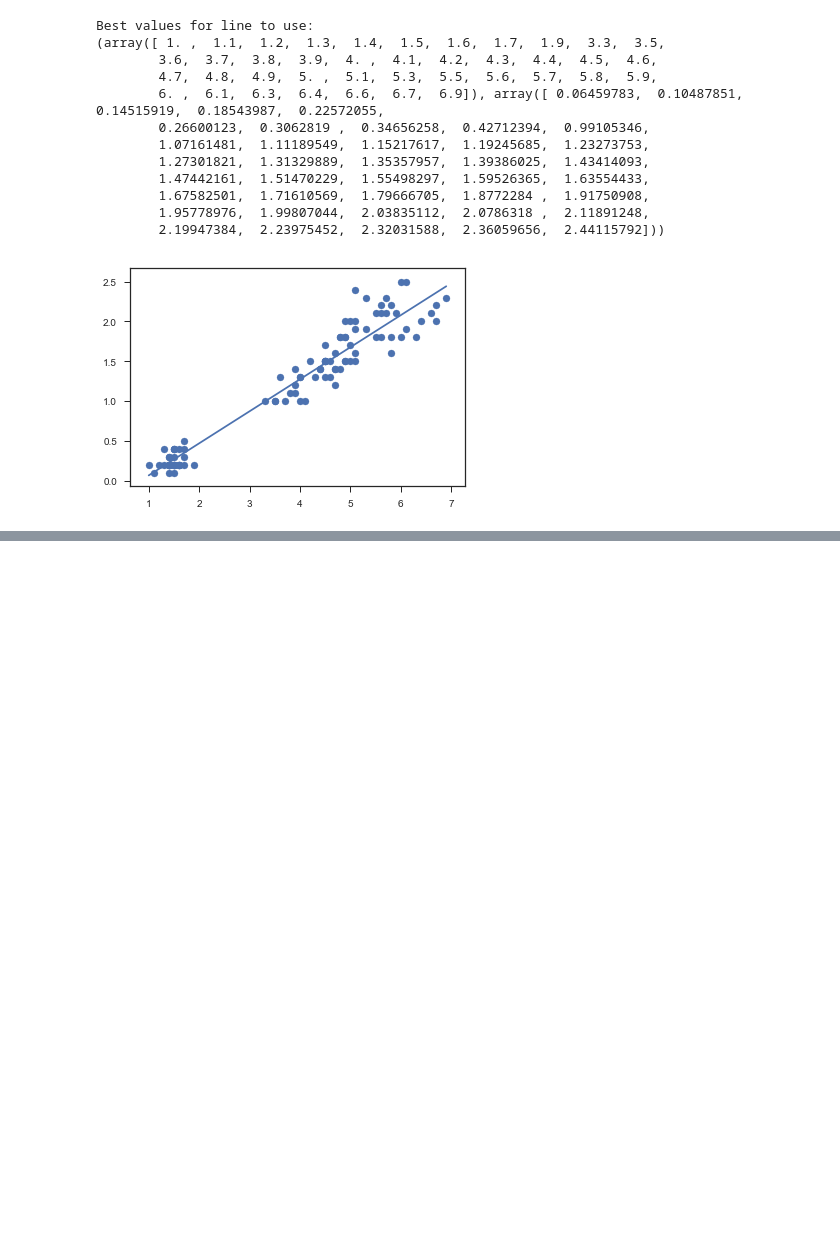
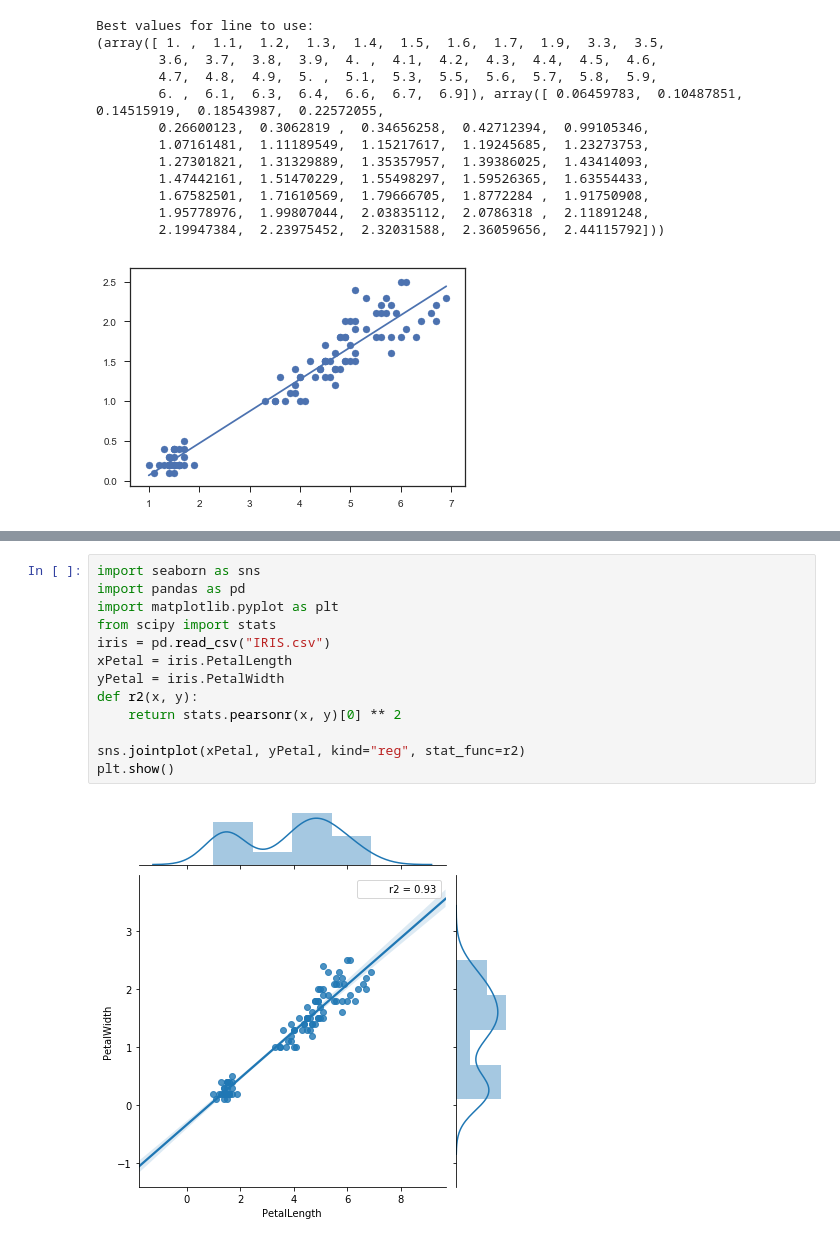
Before and after one commit to ConorTighe/Jupyter-PlyPlot-Problem, a Jupyter notebook: IRIS Plot.ipynb, the cells around one changed output, grey strips where cells are left out. Saved outputs shown, nothing was run; the diff lists cells and outputs as text; blank space fills up the shorter version.

```diff
--- a/IRIS Plot.ipynb
+++ b/IRIS Plot.ipynb
@@ -127,0 +134,15 @@ Best values for line to use:
+# %%
+import seaborn as sns
+import pandas as pd
+import matplotlib.pyplot as plt
+from scipy import stats
+iris = pd.read_csv("IRIS.csv")
+xPetal = iris.PetalLength
+yPetal = iris.PetalWidth
+def r2(x, y):
+    return stats.pearsonr(x, y)[0] ** 2
+
+sns.jointplot(xPetal, yPetal, kind="reg", stat_func=r2)
+plt.show()
+# %% [output]
+[figure, added]
```
Also changed, not shown: parts of 6 cells of this notebook, 1 other file.
